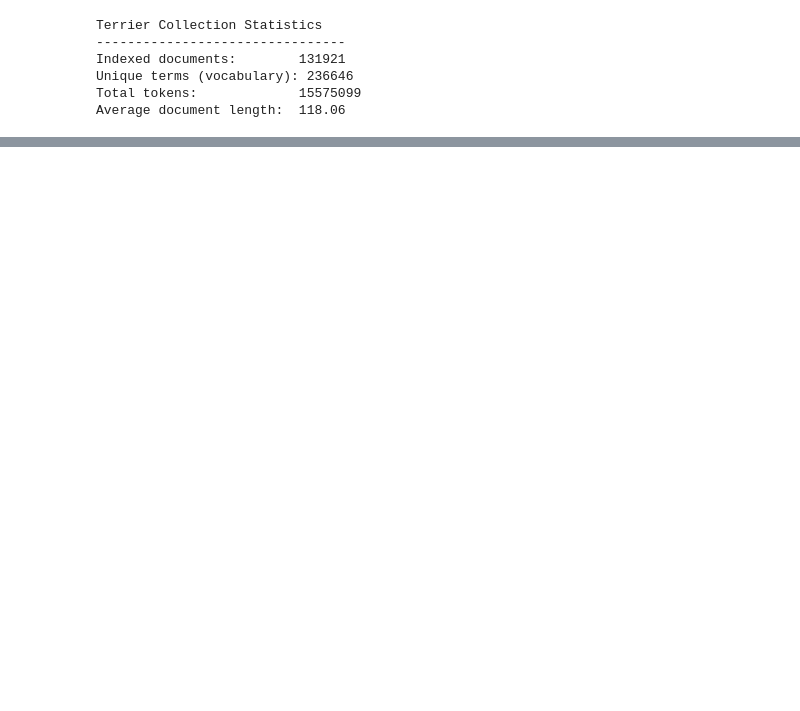
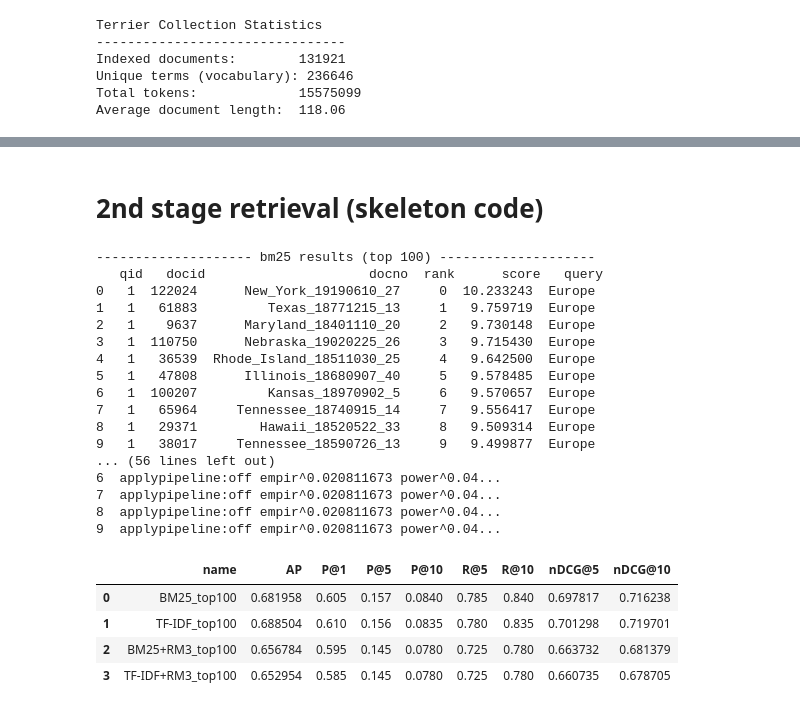
Before and after one commit to OmerSherman/IRProject, a Jupyter notebook: Historical News Question Answering.ipynb, the cells around one changed output, grey strips where cells are left out. Drawn from its saved outputs; the diff is of its cells as text; code cells hidden in the pictures; blank space fills up the shorter version.

```diff
--- a/Historical News Question Answering.ipynb
+++ b/Historical News Question Answering.ipynb
@@ -436,0 +461,78 @@ experiment_results = pt.Experiment(
+# %% [markdown]
+# 2nd stage retrieval (skeleton code)
+# %%
+from pyterrier.measures import P, MAP, R, nDCG
+import pyterrier as pt # Ensure pyterrier is imported as pt
+
+# First stage retriver with BM25
+bm25 = pt.terrier.Retriever(index, wmodel="BM25")
+tf_idf = pt.terrier.Retriever(index, wmodel="TF_IDF")
+
+# Define pipelines with truncation for faster experimentation using the topK operator
+bm25_pipeline = bm25 % 100
+tf_idf_pipeline = tf_idf % 100
+
+# Define RM3 re-ranker for query expansion
+# It uses the top documents from initial retrieval to expand the query
+rm3 = pt.rewrite.RM3(index, fb_docs=10, fb_terms=10)
+
+# Create pipelines with RM3 re-ranker
+# The output of rm3 (rewritten query) needs to be passed back to a retriever
+bm25_rm3_pipeline = (bm25 % 100) >> rm3 >> (bm25 % 100)
+tf_idf_rm3_pipeline = (tf_idf % 100) >> rm3 >> (tf_idf % 100)
+
+#testing the engine
+query = "Europe"
+bm25_rm3_results = bm25_rm3_pipeline.search(query)
+tf_idf_rm3_results = tf_idf_rm3_pipeline.search(query)
+
+#show first 10 results
+print('-------------------- bm25 + RM3 results (top 100) --------------------\n',bm25_rm3_results.head(10))
+print('-------------------- tf_idf + RM3 results (top 100) --------------------\n',tf_idf_rm3_results.head(10))
+
+# Convert queries and qrels to pandas DataFrames
+queries_df = pd.DataFrame(queries)
+qrels_df = pd.DataFrame(qrels)
+
+# Rename columns to match PyTerrier's expected names for evaluation
+queries_df = queries_df.rename(columns={"query_id": "qid", "question": "query"})
+qrels_df = qrels_df.rename(columns={"query_id": "qid", "para_id": "docno"})
+
+# --- Use a subset of queries for faster computation,  ---
+num_queries_subset = 200 # You can adjust this number
+
+queries_subset_df = queries_df.head(num_queries_subset)
+qrels_subset_df = qrels_df[qrels_df['qid'].isin(queries_subset_df['qid'])].copy()
+
+experiment_results = pt.Experiment(
+    [bm25_rm3_pipeline, tf_idf_rm3_pipeline],
+    queries_subset_df, # Use the subset of queries
+    qrels_subset_df,   # Use the filtered qrels for the subset
+    [P@1, P@5, P@10, R@5, R@10, nDCG@5, nDCG@10, MAP],
+    names=["BM25_top100", "TF-IDF_top100", "BM25+RM3_top100", "TF-IDF+RM3_top100"],
+)
+
+display(experiment_results)
+# %% [output]
+-------------------- bm25 results (top 100) --------------------
+   qid   docid                     docno  rank      score   query
+0   1  122024      New_York_19190610_27     0  10.233243  Europe
+1   1   61883         Texas_18771215_13     1   9.759719  Europe
+2   1    9637      Maryland_18401110_20     2   9.730148  Europe
+3   1  110750      Nebraska_19020225_26     3   9.715430  Europe
+4   1   36539  Rhode_Island_18511030_25     4   9.642500  Europe
+5   1   47808      Illinois_18680907_40     5   9.578485  Europe
+6   1  100207         Kansas_18970902_5     6   9.570657  Europe
+7   1   65964     Tennessee_18740915_14     7   9.556417  Europe
+8   1   29371        Hawaii_18520522_33     8   9.509314  Europe
+9   1   38017     Tennessee_18590726_13     9   9.499877  Europe
+... (56 lines left out)
+6  applypipeline:off empir^0.020811673 power^0.04...
+7  applypipeline:off empir^0.020811673 power^0.04...
+8  applypipeline:off empir^0.020811673 power^0.04...
+9  applypipeline:off empir^0.020811673 power^0.04...
+|  | name | AP | P@1 | P@5 | P@10 | R@5 | R@10 | nDCG@5 | nDCG@10 |
+| 0 | BM25_top100 | 0.681958 | 0.605 | 0.157 | 0.0840 | 0.785 | 0.840 | 0.697817 | 0.716238 |
+| 1 | TF-IDF_top100 | 0.688504 | 0.610 | 0.156 | 0.0835 | 0.780 | 0.835 | 0.701298 | 0.719701 |
+| 2 | BM25+RM3_top100 | 0.656784 | 0.595 | 0.145 | 0.0780 | 0.725 | 0.780 | 0.663732 | 0.681379 |
+| 3 | TF-IDF+RM3_top100 | 0.652954 | 0.585 | 0.145 | 0.0780 | 0.725 | 0.780 | 0.660735 | 0.678705 |
```
Also changed, not shown: parts of 12 cells of this notebook.
